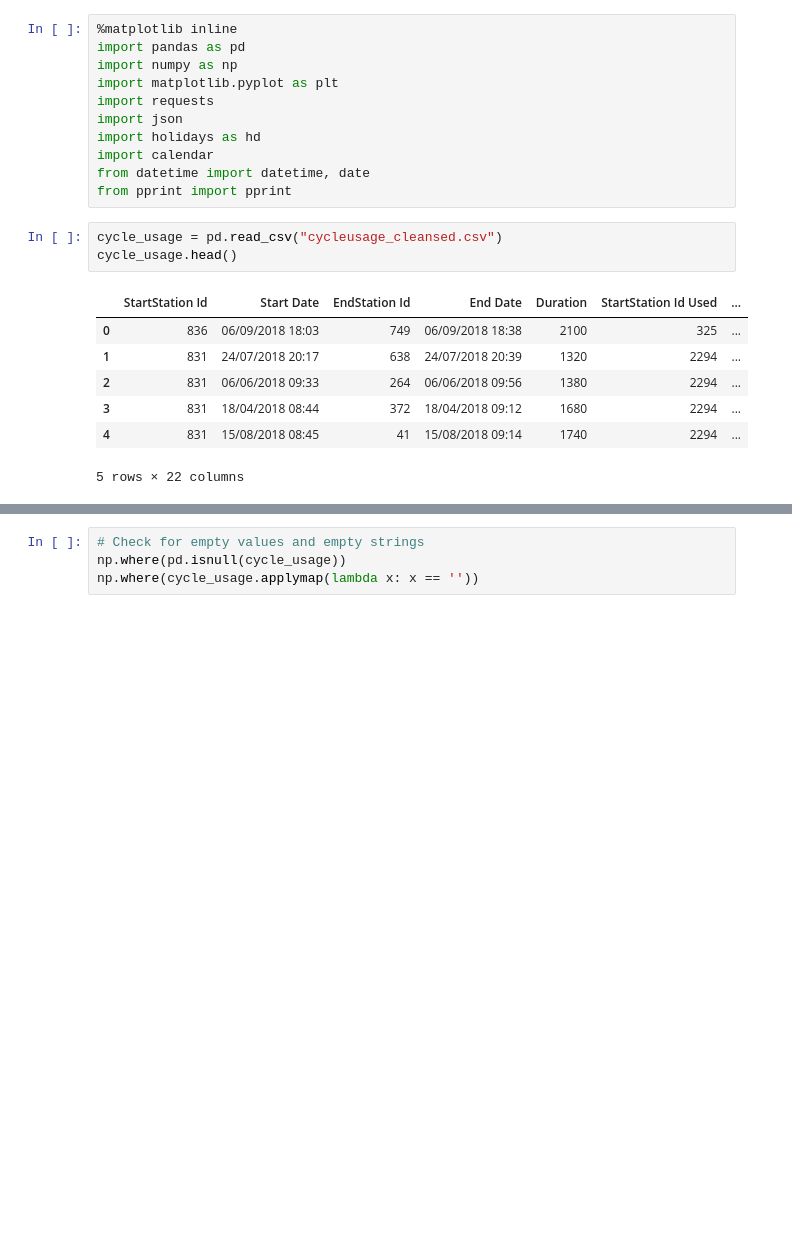
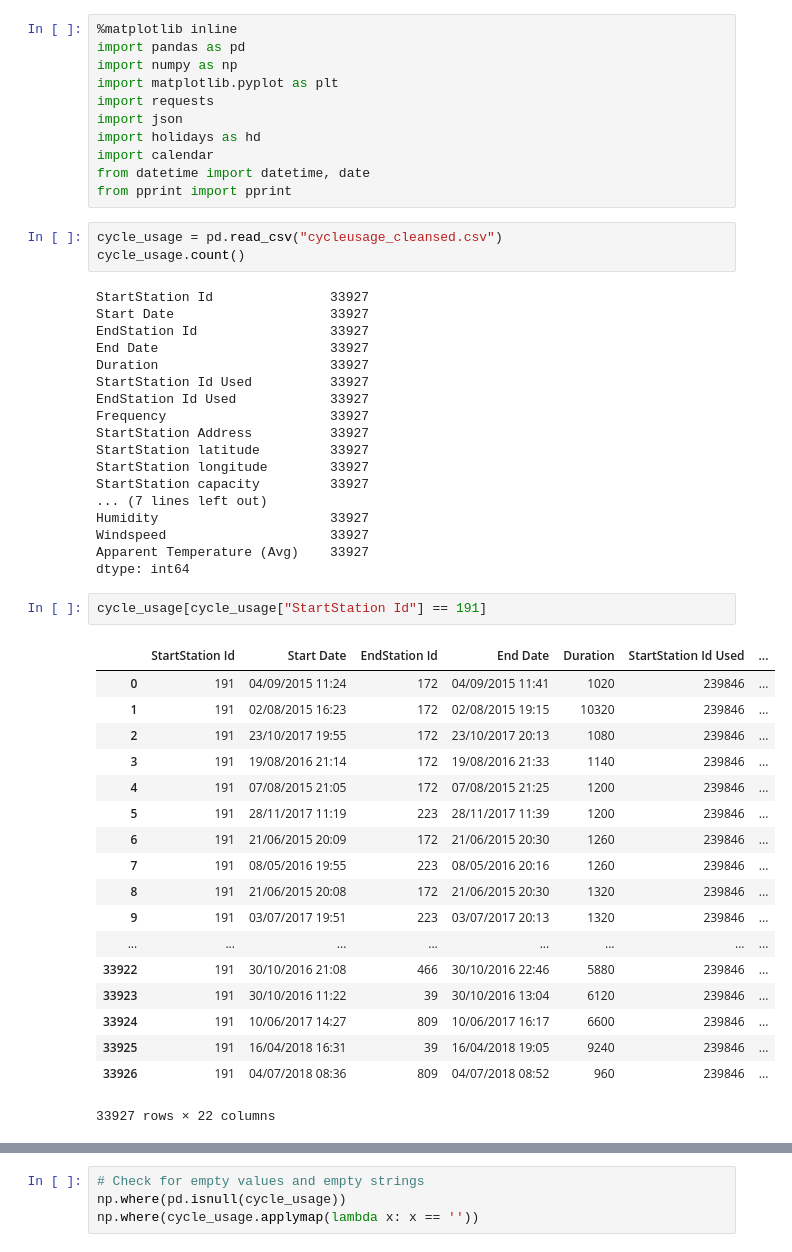
Before and after one commit to dataBikeHsUlm/MapReduce, a Jupyter notebook: Data_Munging/Feature Engineering.ipynb, the cells around one changed output, grey strips where cells are left out. Saved outputs shown, nothing was run; the diff lists cells and outputs as text; blank space fills up the shorter version.

```diff
--- a/Data_Munging/Feature Engineering.ipynb
+++ b/Data_Munging/Feature Engineering.ipynb
@@ -21,15 +21,46 @@ from datetime import datetime, date
 from pprint import pprint
 # %%
 cycle_usage = pd.read_csv("cycleusage_cleansed.csv")
-cycle_usage.head()
+cycle_usage.count()
 # %% [output]
-|  | StartStation Id | Start Date | EndStation Id | End Date | Duration | StartStation Id Used | ... |
-| 0 | 836 | 06/09/2018 18:03 | 749 | 06/09/2018 18:38 | 2100 | 325 | ... |
-| 1 | 831 | 24/07/2018 20:17 | 638 | 24/07/2018 20:39 | 1320 | 2294 | ... |
-| 2 | 831 | 06/06/2018 09:33 | 264 | 06/06/2018 09:56 | 1380 | 2294 | ... |
-| 3 | 831 | 18/04/2018 08:44 | 372 | 18/04/2018 09:12 | 1680 | 2294 | ... |
-| 4 | 831 | 15/08/2018 08:45 | 41 | 15/08/2018 09:14 | 1740 | 2294 | ... |
-5 rows × 22 columns
+StartStation Id               33927
+Start Date                    33927
+EndStation Id                 33927
+End Date                      33927
+Duration                      33927
+StartStation Id Used          33927
+EndStation Id Used            33927
+Frequency                     33927
+StartStation Address          33927
+StartStation latitude         33927
+StartStation longitude        33927
+StartStation capacity         33927
+... (7 lines left out)
+Humidity                      33927
+Windspeed                     33927
+Apparent Temperature (Avg)    33927
+dtype: int64
+# %%
+cycle_usage[cycle_usage["StartStation Id"] == 191]
+# %% [output]
+|  | StartStation Id | Start Date | EndStation Id | End Date | Duration | StartStation Id Used | ... |
+| 0 | 191 | 04/09/2015 11:24 | 172 | 04/09/2015 11:41 | 1020 | 239846 | ... |
+| 1 | 191 | 02/08/2015 16:23 | 172 | 02/08/2015 19:15 | 10320 | 239846 | ... |
+| 2 | 191 | 23/10/2017 19:55 | 172 | 23/10/2017 20:13 | 1080 | 239846 | ... |
+| 3 | 191 | 19/08/2016 21:14 | 172 | 19/08/2016 21:33 | 1140 | 239846 | ... |
+| 4 | 191 | 07/08/2015 21:05 | 172 | 07/08/2015 21:25 | 1200 | 239846 | ... |
+| 5 | 191 | 28/11/2017 11:19 | 223 | 28/11/2017 11:39 | 1200 | 239846 | ... |
+| 6 | 191 | 21/06/2015 20:09 | 172 | 21/06/2015 20:30 | 1260 | 239846 | ... |
+| 7 | 191 | 08/05/2016 19:55 | 223 | 08/05/2016 20:16 | 1260 | 239846 | ... |
+| 8 | 191 | 21/06/2015 20:08 | 172 | 21/06/2015 20:30 | 1320 | 239846 | ... |
+| 9 | 191 | 03/07/2017 19:51 | 223 | 03/07/2017 20:13 | 1320 | 239846 | ... |
+| ... | ... | ... | ... | ... | ... | ... | ... |
+| 33922 | 191 | 30/10/2016 21:08 | 466 | 30/10/2016 22:46 | 5880 | 239846 | ... |
+| 33923 | 191 | 30/10/2016 11:22 | 39 | 30/10/2016 13:04 | 6120 | 239846 | ... |
+| 33924 | 191 | 10/06/2017 14:27 | 809 | 10/06/2017 16:17 | 6600 | 239846 | ... |
+| 33925 | 191 | 16/04/2018 16:31 | 39 | 16/04/2018 19:05 | 9240 | 239846 | ... |
+| 33926 | 191 | 04/07/2018 08:36 | 809 | 04/07/2018 08:52 | 960 | 239846 | ... |
+33927 rows × 22 columns
 # %%
 rm_columns = {
     #"StartStation Id",
```
Also changed, not shown: parts of 15 cells of this notebook, 2 other files.
